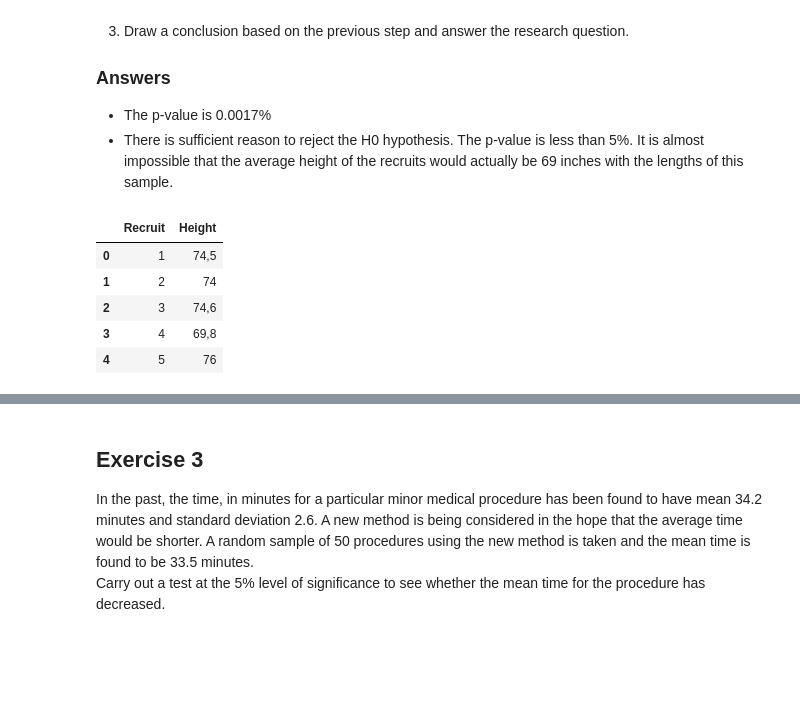
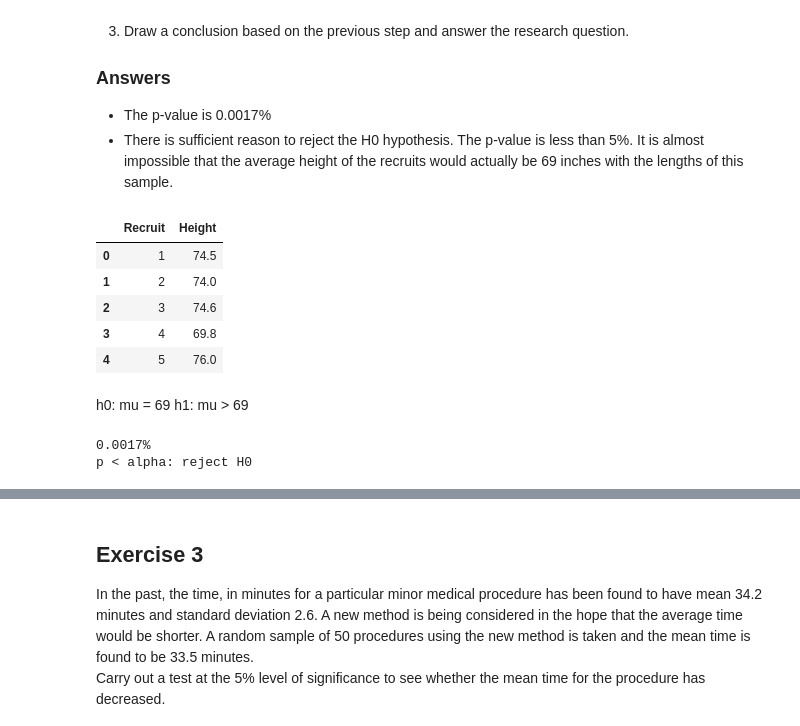
Before and after one commit to Vincent-Gielen/dsai-ex, a Jupyter notebook: 3-central-limit-testing/lab-3.04-hypothesis-testing.ipynb, the cells around one changed output, grey strips where cells are left out. Drawn from its saved outputs; the diff is of its cells as text; code cells hidden in the pictures; blank space fills up the shorter version.

```diff
--- a/3-central-limit-testing/lab-3.04-hypothesis-testing.ipynb
+++ b/3-central-limit-testing/lab-3.04-hypothesis-testing.ipynb
@@ -16,13 +24,16 @@ The US Navy Recruiting Center knows from the past that recruits' heights are tra
 - The p-value is 0.0017%
 - There is sufficient reason to reject the H0 hypothesis. The p-value is less than 5%. It is almost impossible that the average height of the recruits would actually be 69 inches with the lengths of this sample.
 # %%
-df = pd.read_csv('https://raw.githubusercontent.com/HoGentTIN/dsai-labs/main/data/recruten.csv',
+navy = pd.read_csv('https://raw.githubusercontent.com/HoGentTIN/dsai-labs/main/data/recruten.csv',
     sep=";", decimal=",")
-df.head()
+navy.head()
 # %% [output]
 |  | Recruit | Height |
-| 0 | 1 | 74,5 |
-| 1 | 2 | 74 |
-| 2 | 3 | 74,6 |
-| 3 | 4 | 69,8 |
-| 4 | 5 | 76 |
+| 0 | 1 | 74.5 |
+| 1 | 2 | 74.0 |
+| 2 | 3 | 74.6 |
+| 3 | 4 | 69.8 |
+| 4 | 5 | 76.0 |
+# %% [markdown]
+h0: mu = 69
+h1: mu > 69
@@ -29,3 +42,19 @@ df.head()
+# %%
+height = navy['Height']
+mu = 69
+n = 64
+s = np.std(height, ddof=1)
+m_sample = np.mean(height)
+alpha = 0.05
+p = stats.t.sf(m_sample, loc=mu, scale=s/math.sqrt(n), df = n-1)
+print(f"{p:.4%}")
+if(p < alpha):
+    print("p < alpha: reject H0")
+else:
+    print("p > alpha: do not reject H0")
+# %% [output]
+0.0017%
+p < alpha: reject H0
 # %% [markdown]
 ## Exercise 2
 
```
Also changed, not shown: parts of 15 cells of this notebook.
